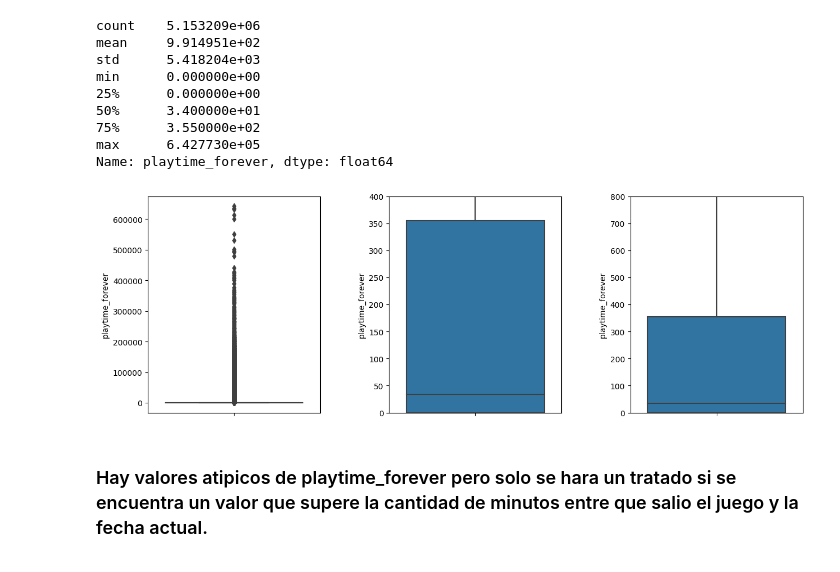
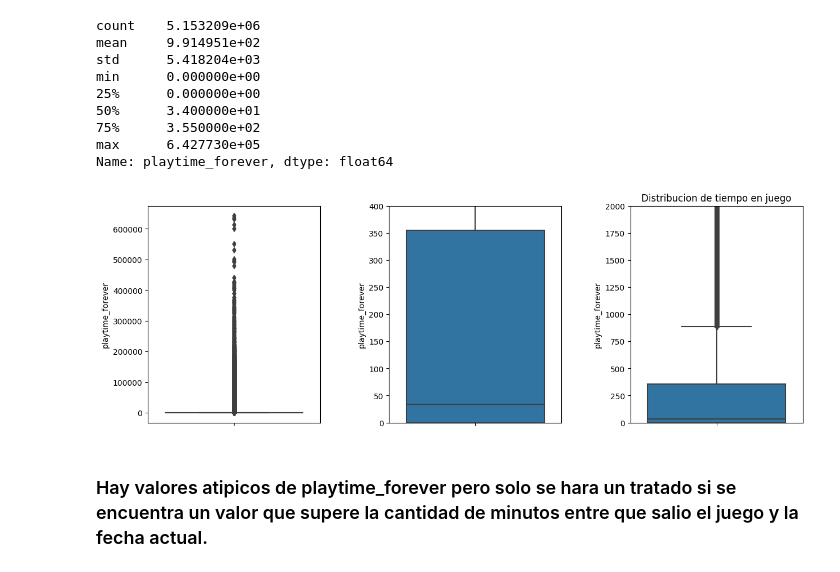
Before and after one commit to brunozenobio/PI_MLOps, a Jupyter notebook: ETL y EDA/EDA.ipynb, the cells around one changed output. Saved outputs shown, nothing was run; the diff lists cells and outputs as text; code cells hidden in the pictures.

```diff
--- a/ETL y EDA/EDA.ipynb
+++ b/ETL y EDA/EDA.ipynb
@@ -137,15 +136,15 @@ Name: playtime_forever, dtype: float64
 # %%
 fig, ax = plt.subplots(1, 3, figsize=(15, 5))
 sns.boxplot(data=user_items_proc, y='playtime_forever', ax=ax[0])
 sns.boxplot(data=user_items_proc, y='playtime_forever', ax=ax[1])
 sns.boxplot(data=user_items_proc, y='playtime_forever', ax=ax[2])
 ax[1].set_ylim(0, 400)
-ax[2].set_ylim(0, 800)
-
+ax[2].set_ylim(0, 2000)
+plt.title('Distribucion de tiempo en juego')
 plt.subplots_adjust(wspace=0.4)
 plt.show()
 # %% [output]
-[figure, old version]
+[figure, new version]
 # %% [markdown]
 ### Hay valores atipicos de playtime_forever pero solo se hara un tratado si se encuentra un valor que supere la cantidad de minutos entre que salio el juego y la fecha actual.
 # %%
```
Also changed, not shown: parts of 6 cells of this notebook, 3 other files.
